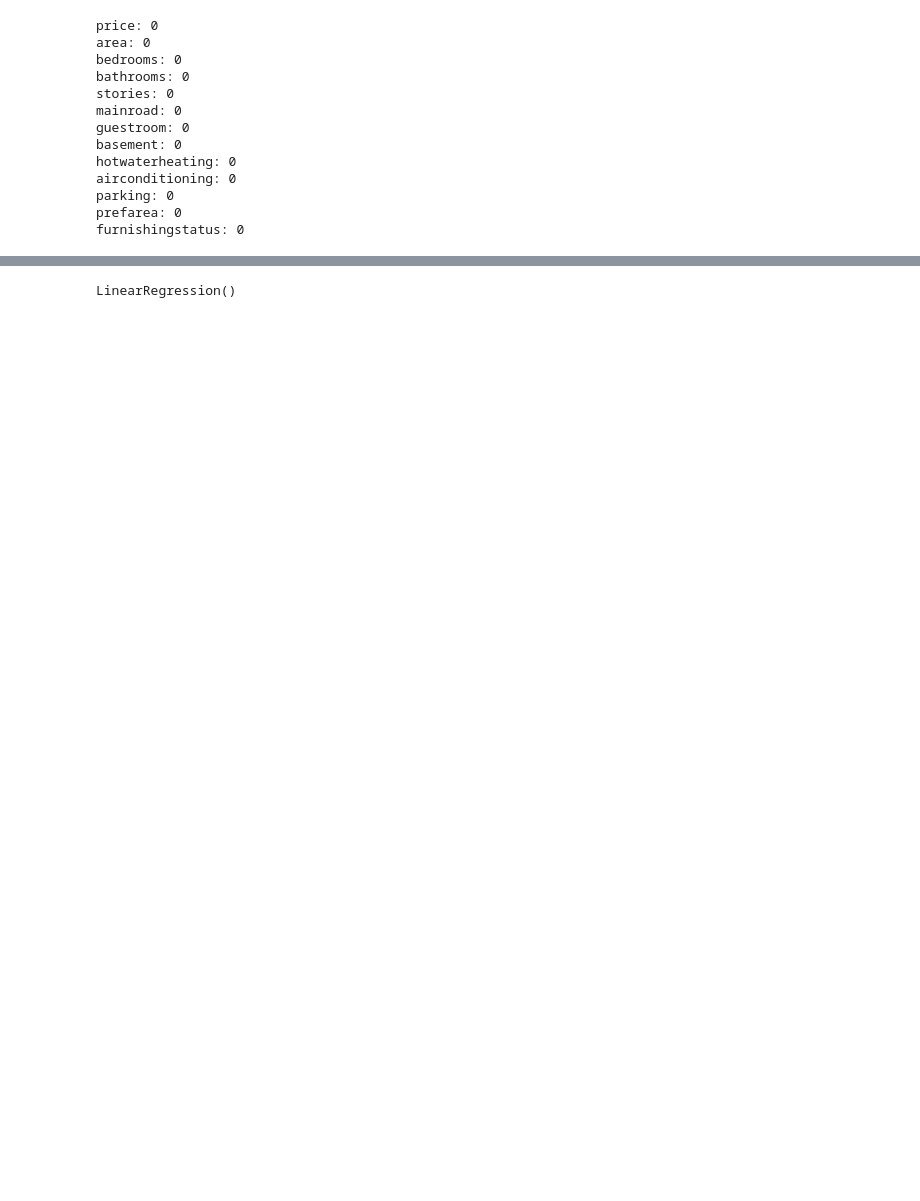
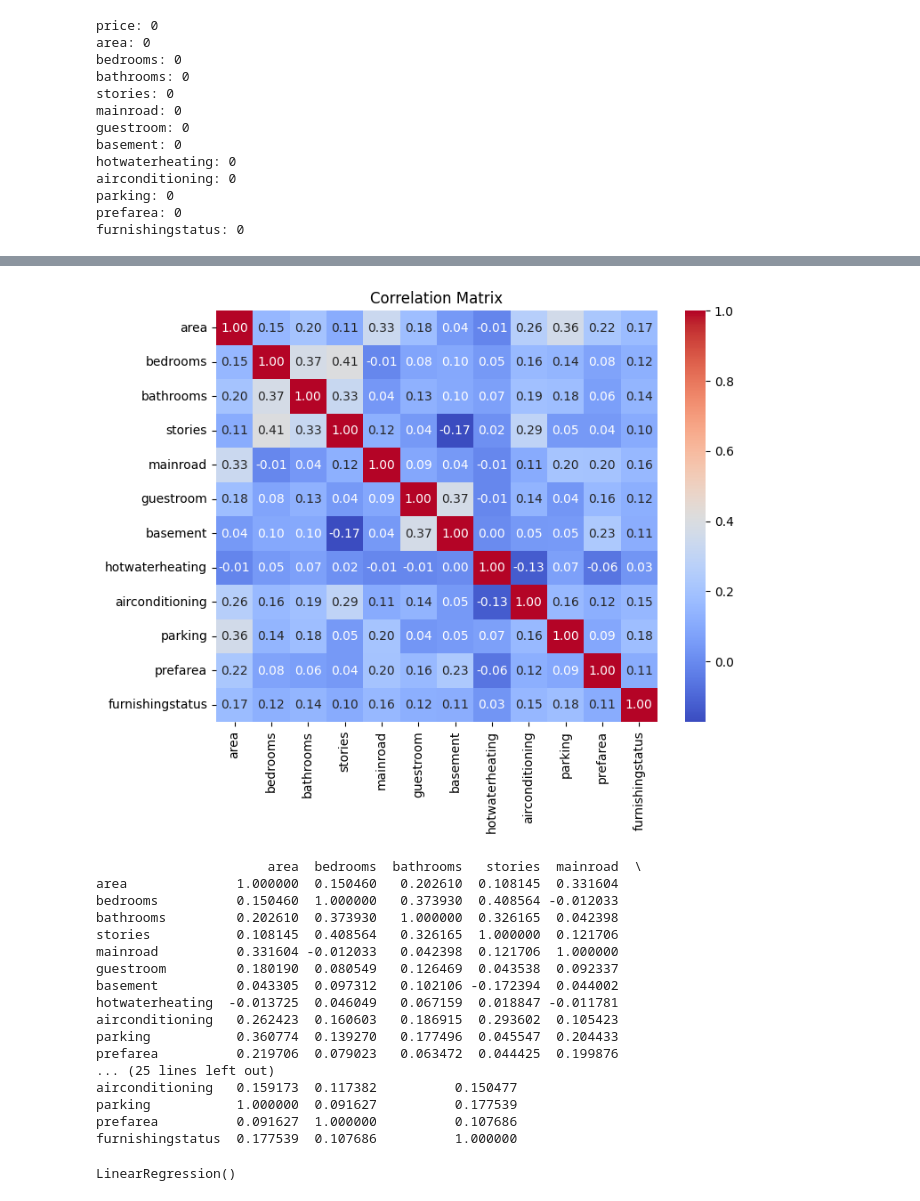
Before and after one commit to MasoudSalkhorde/end-to-end-ml-projects, a Jupyter notebook: housing_price_predictor.ipynb, the cells around one changed output, grey strips where cells are left out. Saved outputs shown, nothing was run; the diff lists cells and outputs as text; code cells hidden in the pictures; blank space fills up the shorter version.

```diff
--- a/housing_price_predictor.ipynb
+++ b/housing_price_predictor.ipynb
@@ -107,0 +196,37 @@ df
+# %%
+# investigating Colinearity:
+# Calculate the correlation matrix
+df_cor = df.copy()
+params = df_cor.columns.tolist()
+params.remove('price')
+paramers = df_cor[params]
+paramers.head()
+correlation_matrix = paramers.corr()
+
+# Visualize the correlation matrix (Heatmap)
+plt.figure(figsize=(8, 6))
+sns.heatmap(correlation_matrix, annot=True, cmap='coolwarm', fmt=".2f")
+plt.title("Correlation Matrix")
+plt.show()
+
+# Print the correlation matrix
+print(correlation_matrix)
+# %% [output]
+[figure, added]
+                      area  bedrooms  bathrooms   stories  mainroad  \
+area              1.000000  0.150460   0.202610  0.108145  0.331604
+bedrooms          0.150460  1.000000   0.373930  0.408564 -0.012033
+bathrooms         0.202610  0.373930   1.000000  0.326165  0.042398
+stories           0.108145  0.408564   0.326165  1.000000  0.121706
+mainroad          0.331604 -0.012033   0.042398  0.121706  1.000000
+guestroom         0.180190  0.080549   0.126469  0.043538  0.092337
+basement          0.043305  0.097312   0.102106 -0.172394  0.044002
+hotwaterheating  -0.013725  0.046049   0.067159  0.018847 -0.011781
+airconditioning   0.262423  0.160603   0.186915  0.293602  0.105423
+parking           0.360774  0.139270   0.177496  0.045547  0.204433
+prefarea          0.219706  0.079023   0.063472  0.044425  0.199876
+... (25 lines left out)
+airconditioning   0.159173  0.117382          0.150477
+parking           1.000000  0.091627          0.177539
+prefarea          0.091627  1.000000          0.107686
+furnishingstatus  0.177539  0.107686          1.000000
```
Also changed, not shown: parts of 27 cells of this notebook.
